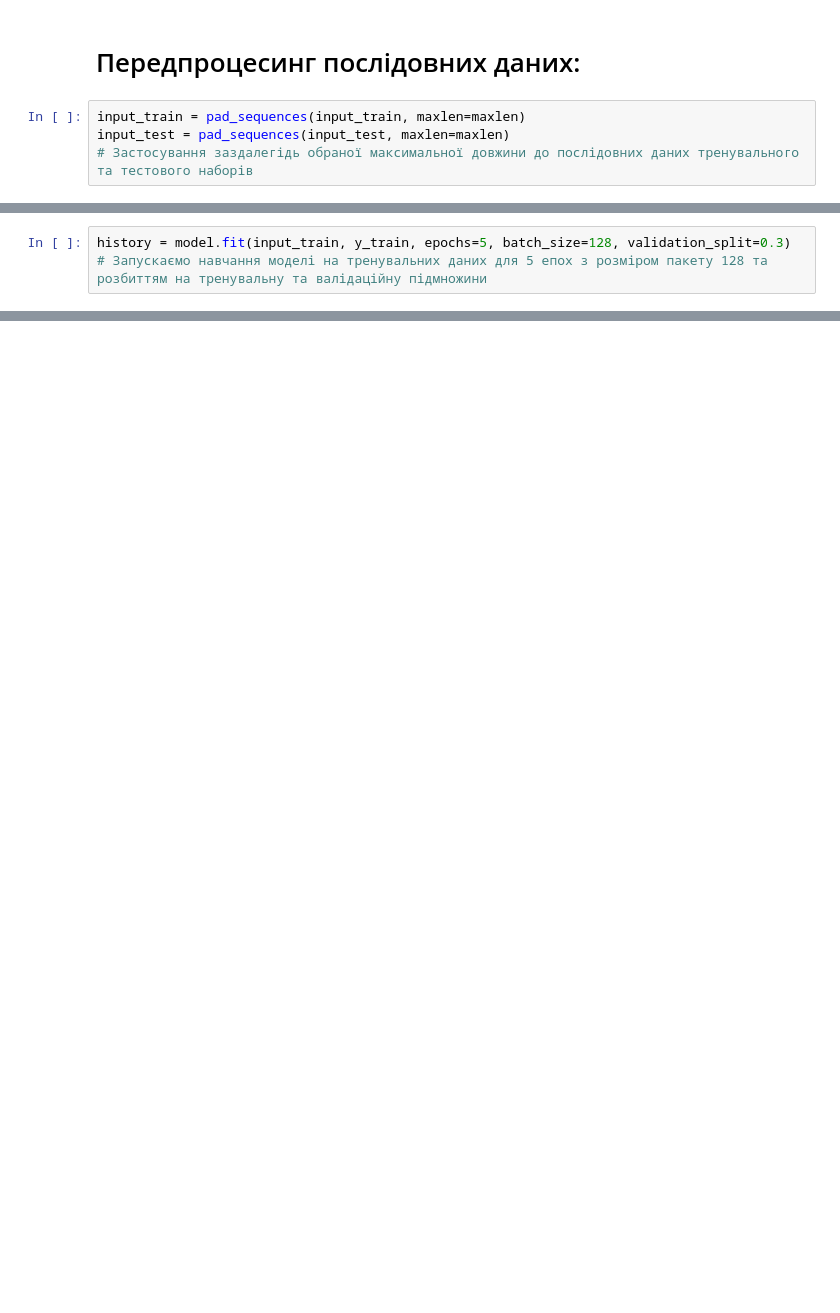
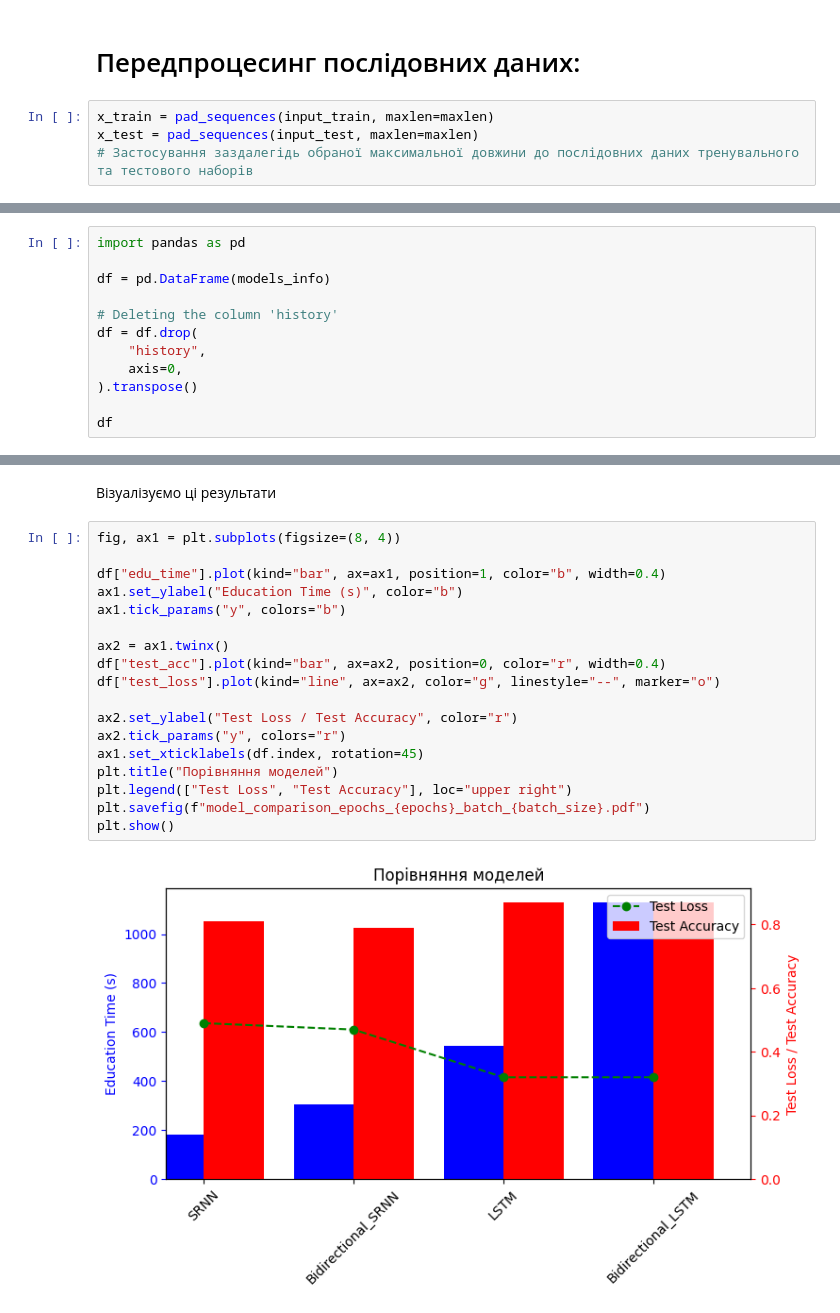
Before and after one commit to sergiokapone/DataScience, a Jupyter notebook: Hw11/Hw11.ipynb, the cells around one changed output, grey strips where cells are left out. Drawn from its saved outputs; the diff is of its cells as text; blank space fills up the shorter version.

```diff
--- a/Hw11/Hw11.ipynb
+++ b/Hw11/Hw11.ipynb
@@ -70,6 +73,6 @@ print(f"Мітка: {y_train[index]}")
 # %% [markdown]
 # Передпроцесинг послідовних даних:
 # %%
-input_train = pad_sequences(input_train, maxlen=maxlen)
-input_test = pad_sequences(input_test, maxlen=maxlen)
+x_train = pad_sequences(input_train, maxlen=maxlen)
+x_test = pad_sequences(input_test, maxlen=maxlen)
 # Застосування заздалегідь обраної максимальної довжини до послідовних даних тренувального та тестового наборів
@@ -119,3 +142,0 @@ _________________________________________________________________
-# %%
-history = model.fit(input_train, y_train, epochs=5, batch_size=128, validation_split=0.3)
-# Запускаємо навчання моделі на тренувальних даних для 5 епох з розміром пакету 128 та розбиттям на тренувальну та валідаційну підмножини
@@ -198,0 +262,12 @@ Test Accuracy: 0.8286399841308594
+# %%
+import pandas as pd
+
+df = pd.DataFrame(models_info)
+
+# Deleting the column 'history'
+df = df.drop(
+    "history",
+    axis=0,
+).transpose()
+
+df
@@ -198,0 +282,22 @@ Test Accuracy: 0.8286399841308594
+# %% [markdown]
+Візуалізуємо ці результати
+# %%
+fig, ax1 = plt.subplots(figsize=(8, 4))
+
+df["edu_time"].plot(kind="bar", ax=ax1, position=1, color="b", width=0.4)
+ax1.set_ylabel("Education Time (s)", color="b")
+ax1.tick_params("y", colors="b")
+
+ax2 = ax1.twinx()
+df["test_acc"].plot(kind="bar", ax=ax2, position=0, color="r", width=0.4)
+df["test_loss"].plot(kind="line", ax=ax2, color="g", linestyle="--", marker="o")
+
+ax2.set_ylabel("Test Loss / Test Accuracy", color="r")
+ax2.tick_params("y", colors="r")
+ax1.set_xticklabels(df.index, rotation=45)
+plt.title("Порівняння моделей")
+plt.legend(["Test Loss", "Test Accuracy"], loc="upper right")
+plt.savefig(f"model_comparison_epochs_{epochs}_batch_{batch_size}.pdf")
+plt.show()
+# %% [output]
+[figure, added]
```
Also changed, not shown: parts of 31 cells of this notebook, 8 other files.
